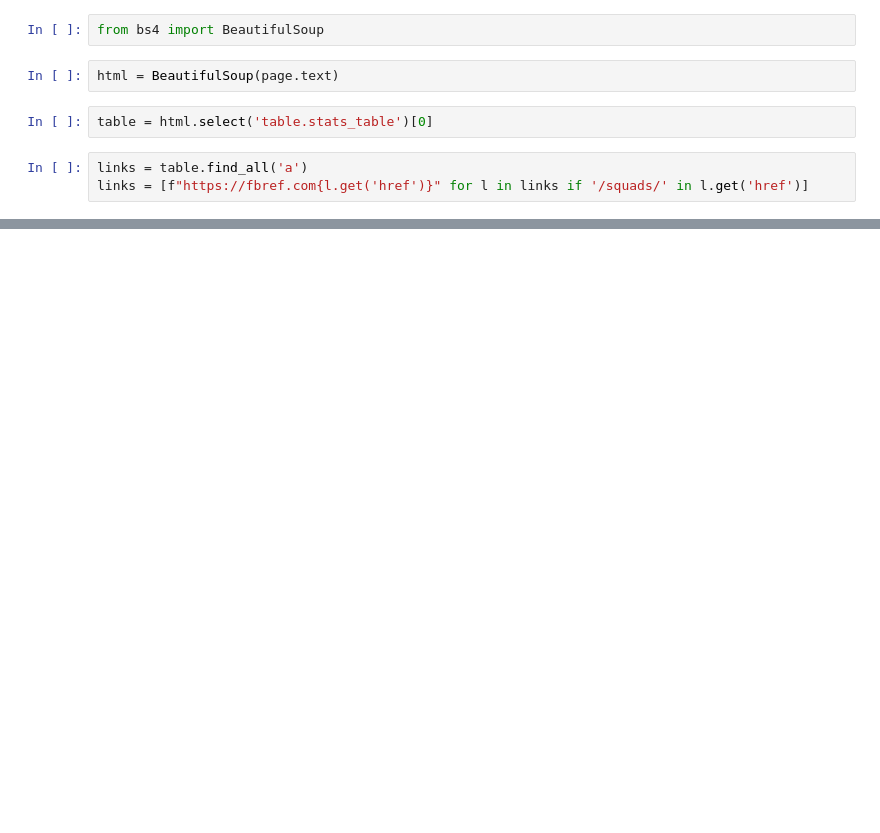
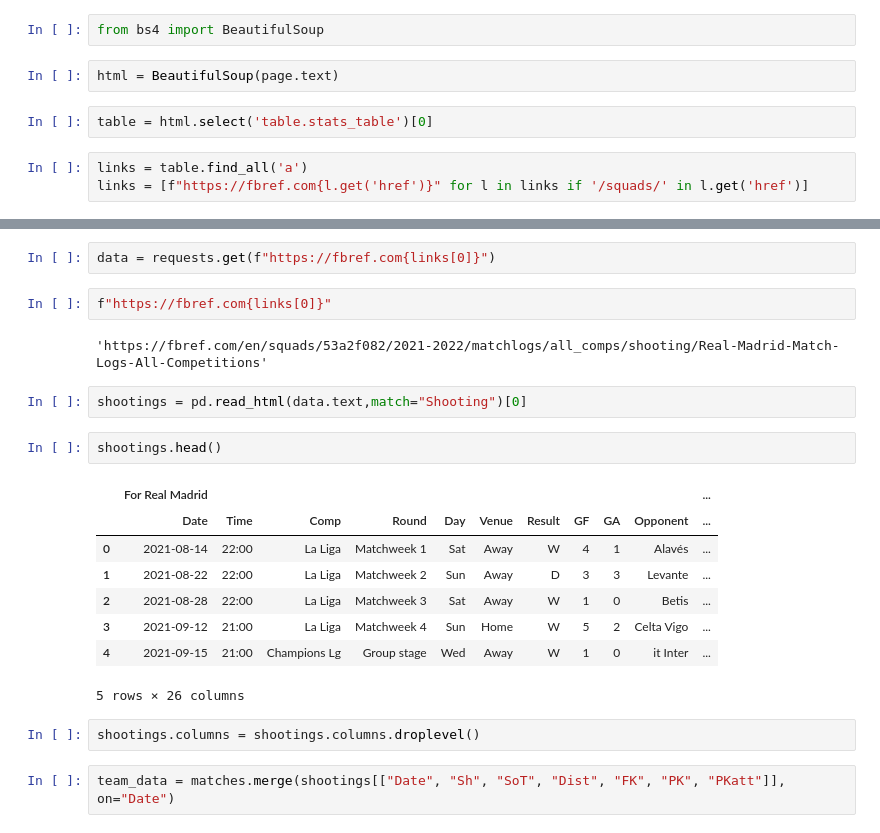
Before and after one commit to fbelinchon/ml, a Jupyter notebook: Football_scraping.ipynb, the cells around one changed output, grey strips where cells are left out. Saved outputs shown, nothing was run; the diff lists cells and outputs as text; blank space fills up the shorter version.

```diff
--- a/Football_scraping.ipynb
+++ b/Football_scraping.ipynb
@@ -39,0 +80,23 @@ links
+# %%
+data = requests.get(f"https://fbref.com{links[0]}")
+# %%
+f"https://fbref.com{links[0]}"
+# %% [output]
+'https://fbref.com/en/squads/53a2f082/2021-2022/matchlogs/all_comps/shooting/Real-Madrid-Match-Logs-All-Competitions'
+# %%
+shootings = pd.read_html(data.text,match="Shooting")[0]
+# %%
+shootings.head()
+# %% [output]
+|  | For Real Madrid |  |  |  |  |  |  |  |  |  | ... |
+|  | Date | Time | Comp | Round | Day | Venue | Result | GF | GA | Opponent | ... |
+| 0 | 2021-08-14 | 22:00 | La Liga | Matchweek 1 | Sat | Away | W | 4 | 1 | Alavés | ... |
+| 1 | 2021-08-22 | 22:00 | La Liga | Matchweek 2 | Sun | Away | D | 3 | 3 | Levante | ... |
+| 2 | 2021-08-28 | 22:00 | La Liga | Matchweek 3 | Sat | Away | W | 1 | 0 | Betis | ... |
+| 3 | 2021-09-12 | 21:00 | La Liga | Matchweek 4 | Sun | Home | W | 5 | 2 | Celta Vigo | ... |
+| 4 | 2021-09-15 | 21:00 | Champions Lg | Group stage | Wed | Away | W | 1 | 0 | it Inter | ... |
+5 rows × 26 columns
+# %%
+shootings.columns = shootings.columns.droplevel()
+# %%
+team_data = matches.merge(shootings[["Date", "Sh", "SoT", "Dist", "FK", "PK", "PKatt"]], on="Date")
```
Also changed, not shown: parts of 14 cells of this notebook.
